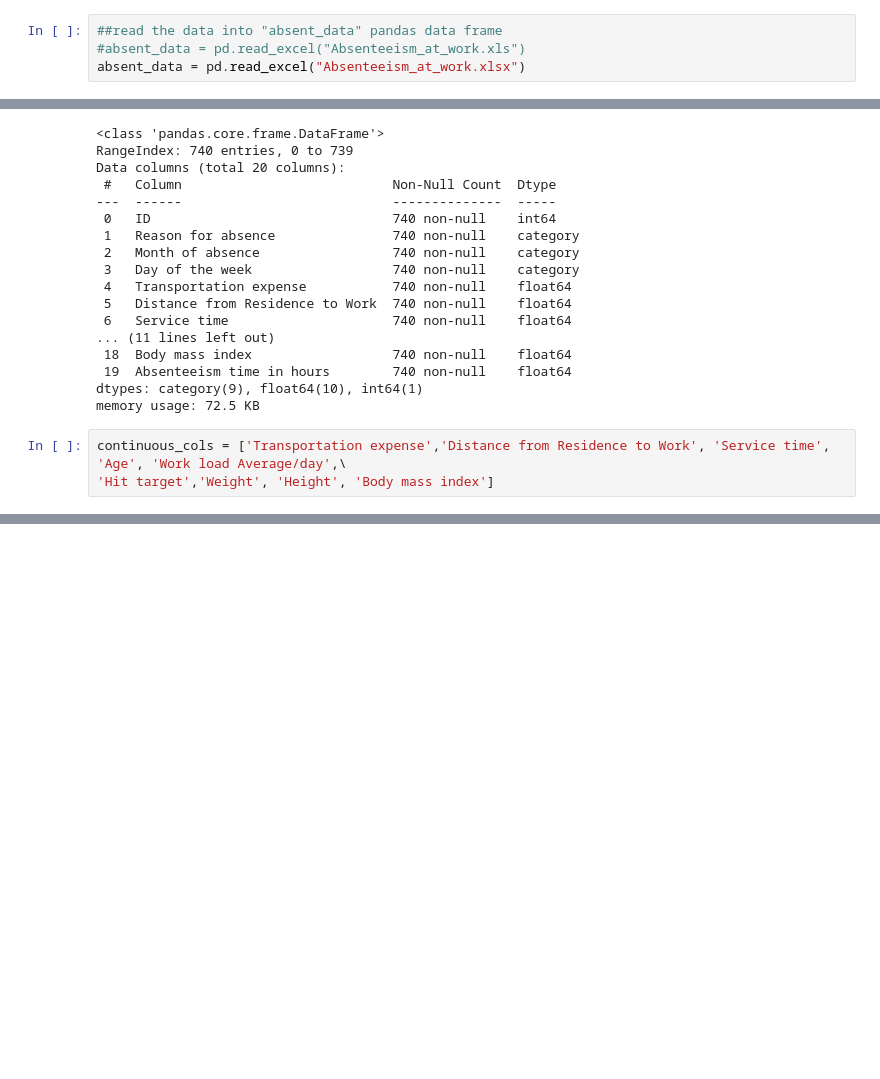
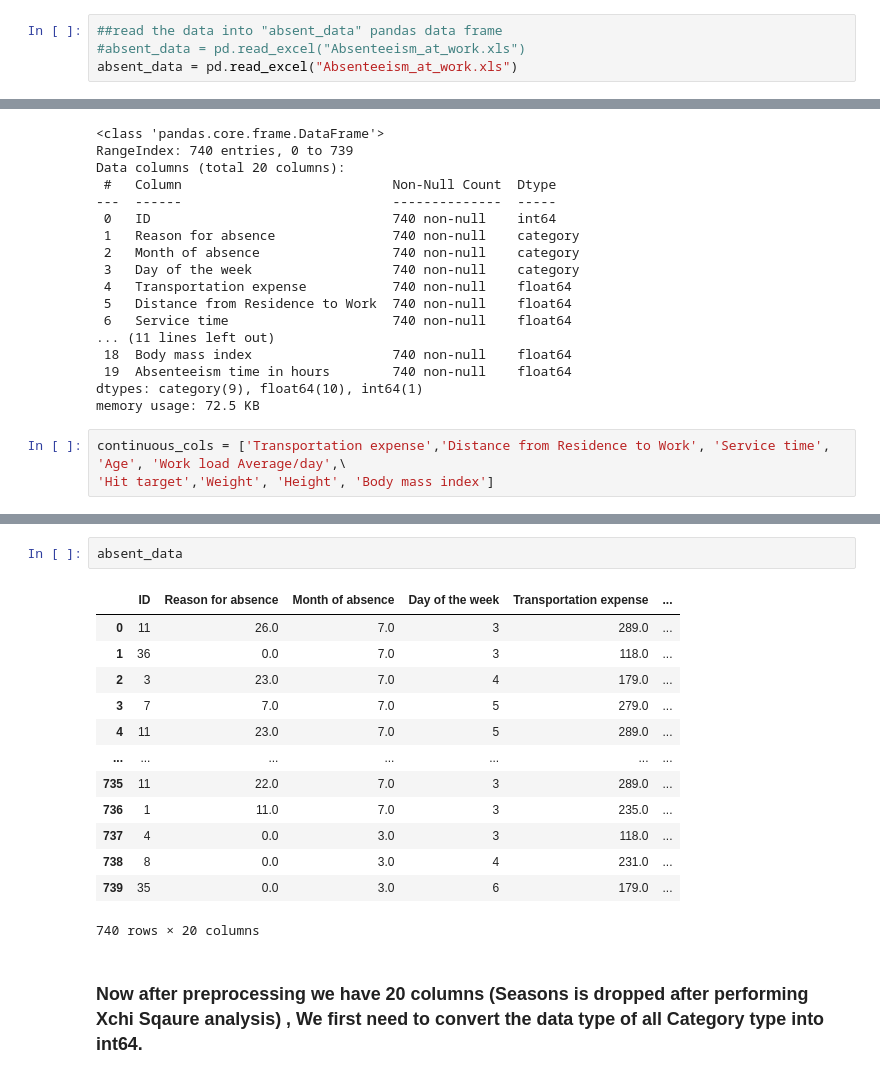
Before and after one commit to DHRUV6029/CMPE-255_NPDP, a Jupyter notebook: CMPE_255_NPDP.ipynb, the cells around one changed output, grey strips where cells are left out. Drawn from its saved outputs; the diff is of its cells as text; blank space fills up the shorter version.

```diff
--- a/CMPE_255_NPDP.ipynb
+++ b/CMPE_255_NPDP.ipynb
@@ -74,7 +92,7 @@ import matplotlib.pyplot as plt
 # %%
 ##read the data into "absent_data" pandas data frame
 #absent_data = pd.read_excel("Absenteeism_at_work.xls")
-absent_data = pd.read_excel("Absenteeism_at_work.xlsx")
+absent_data = pd.read_excel("Absenteeism_at_work.xls")
 # %%
 #print the data head
 absent_data.head(15)
@@ -1844,0 +1883,18 @@ absent_data.loc[:,continuous_cols].corr()
+# %%
+absent_data
+# %% [output]
+|  | ID | Reason for absence | Month of absence | Day of the week | Transportation expense | ... |
+| 0 | 11 | 26.0 | 7.0 | 3 | 289.0 | ... |
+| 1 | 36 | 0.0 | 7.0 | 3 | 118.0 | ... |
+| 2 | 3 | 23.0 | 7.0 | 4 | 179.0 | ... |
+| 3 | 7 | 7.0 | 7.0 | 5 | 279.0 | ... |
+| 4 | 11 | 23.0 | 7.0 | 5 | 289.0 | ... |
+| ... | ... | ... | ... | ... | ... | ... |
+| 735 | 11 | 22.0 | 7.0 | 3 | 289.0 | ... |
+| 736 | 1 | 11.0 | 7.0 | 3 | 235.0 | ... |
+| 737 | 4 | 0.0 | 3.0 | 3 | 118.0 | ... |
+| 738 | 8 | 0.0 | 3.0 | 4 | 231.0 | ... |
+| 739 | 35 | 0.0 | 3.0 | 6 | 179.0 | ... |
+740 rows × 20 columns
+# %% [markdown]
+### Now after preprocessing we have 20 columns (Seasons is dropped after performing Xchi Sqaure analysis) , We first need to convert the data type of all Category type into int64.
```
Also changed, not shown: parts of 12 cells of this notebook.
